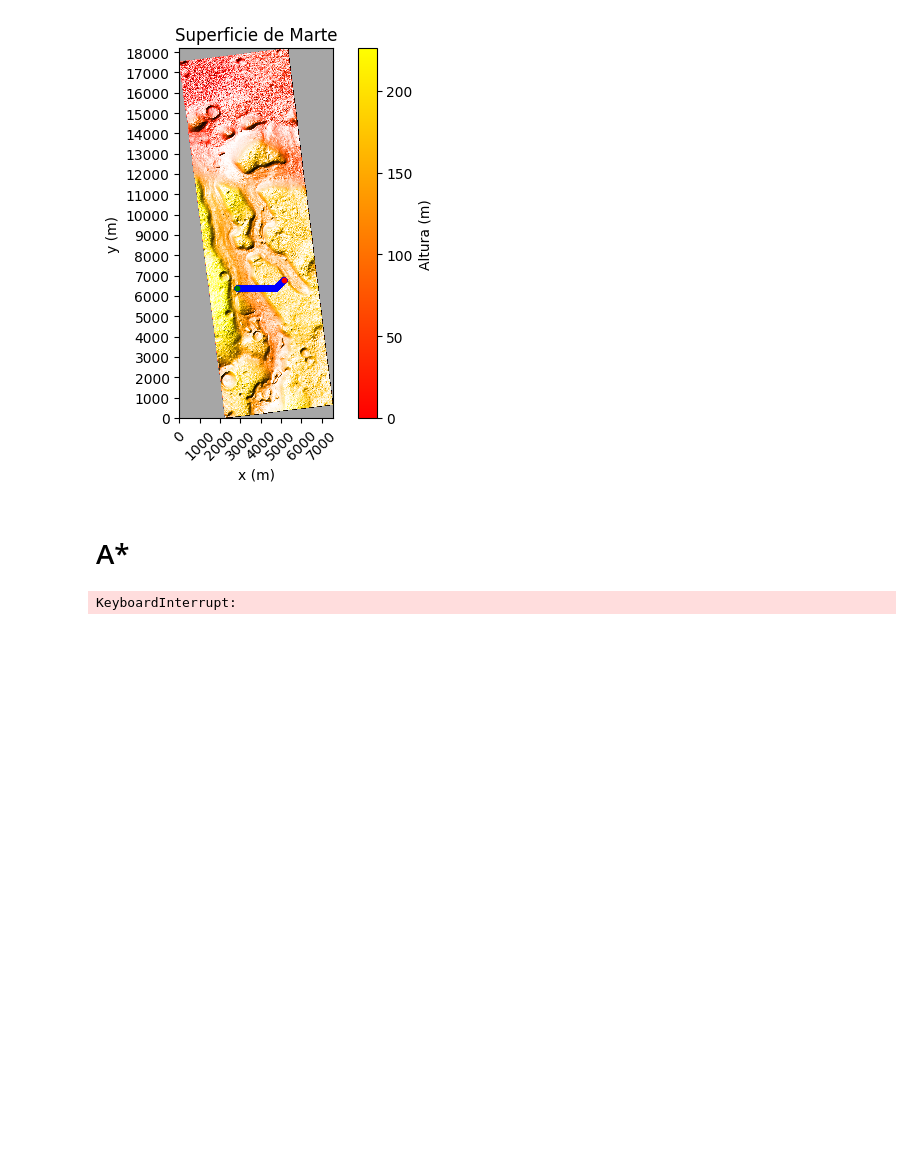
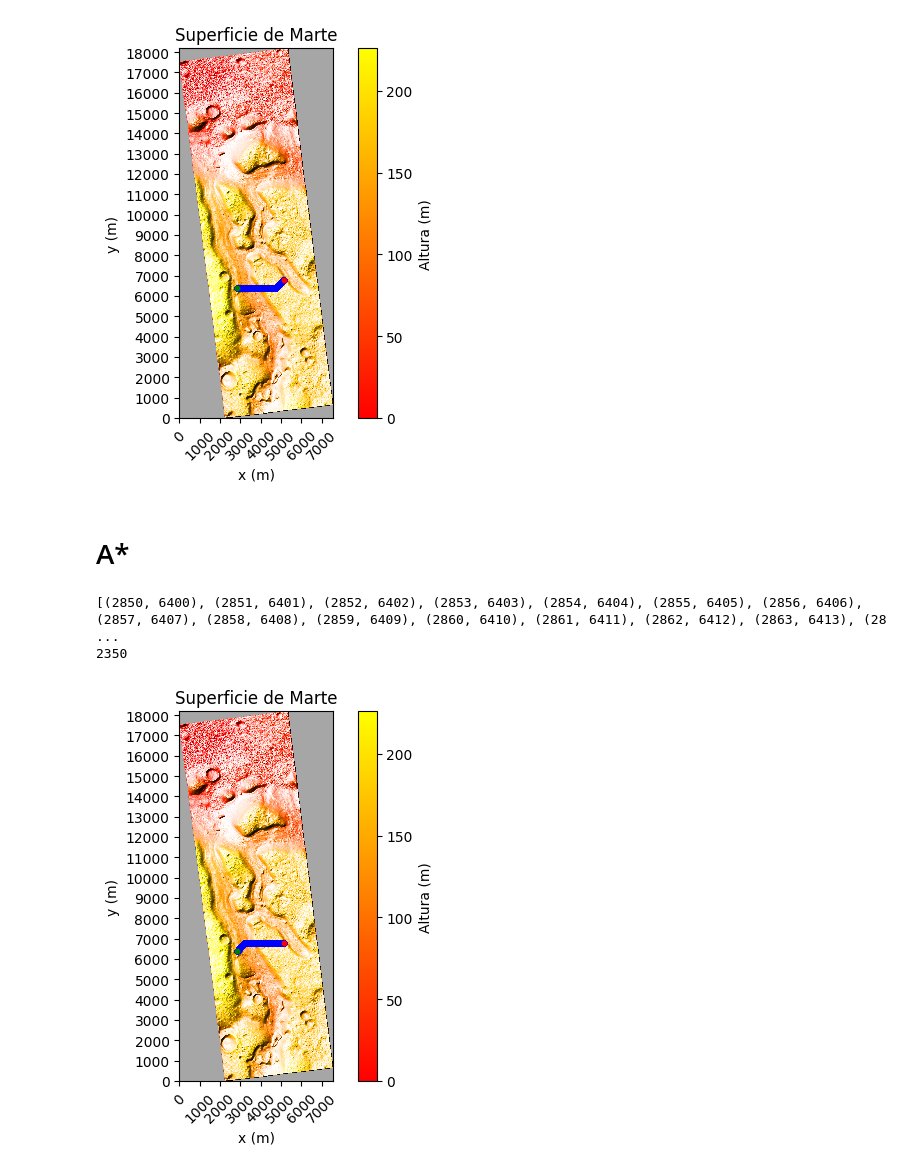
Before and after one commit to alan1x/Proyecto-Marte, a Jupyter notebook: Planeacion_de_rutas.ipynb, the cells around one changed output. Drawn from its saved outputs; the diff is of its cells as text; code cells hidden in the pictures; blank space fills up the shorter version.

```diff
--- a/Planeacion_de_rutas.ipynb
+++ b/Planeacion_de_rutas.ipynb
@@ -204,9 +208,39 @@ def a_estrella(matriz, origen, destino):
     return camino
 # %%
 origen=(2850,6400)
-destino=(3150,6800)
+destino=(5150,6800)
 camino=a_estrella(mars_map,origen,destino)
 print(camino)
 print(len(camino))
 # %% [output]
-KeyboardInterrupt:
+[(2850, 6400), (2851, 6401), (2852, 6402), (2853, 6403), (2854, 6404), (2855, 6405), (2856, 6406), (2857, 6407), (2858, 6408), (2859, 6409), (2860, 6410), (2861, 6411), (2862, 6412), (2863, 6413), (28 ...
+2350
+# %%
+cmap = copy.copy(plt.cm.get_cmap('autumn'))
+cmap.set_under(color='black')
+scale=10.0174
+ls = LightSource(315, 45)
+rgb = ls.shade(mars_map, cmap=cmap, vmin = 0, vmax = mars_map.max(), vert_exag=2, blend_mode='hsv')
+
+fig, ax = plt.subplots()
+
+im = ax.imshow(rgb, cmap=cmap, vmin = 0, vmax = mars_map.max(),
+                extent =[0, scale*nc, 0, scale*nr],
+                interpolation ='nearest', origin ='upper')
+
+cbar = fig.colorbar(im, ax=ax)
+cbar.ax.set_ylabel('Altura (m)')
+
+plt.title('Superficie de Marte')
+plt.xlabel('x (m)')
+plt.ylabel('y (m)')
+
+plt.scatter([x[0] for x in camino], [x[1] for x in camino], color='blue', s=10)
+plt.scatter(origen[0], origen[1], color='green', s=10)
+plt.scatter(destino[0], destino[1], color='red', s=10)
+plt.xticks(np.arange(0, scale*nc, step=1000), rotation=45)
+plt.yticks(np.arange(0, scale*nr, step=1000))
+#plt.grid()
+plt.show()
+# %% [output]
+[figure, added]
```
Also changed, not shown: parts of 3 cells of this notebook.
